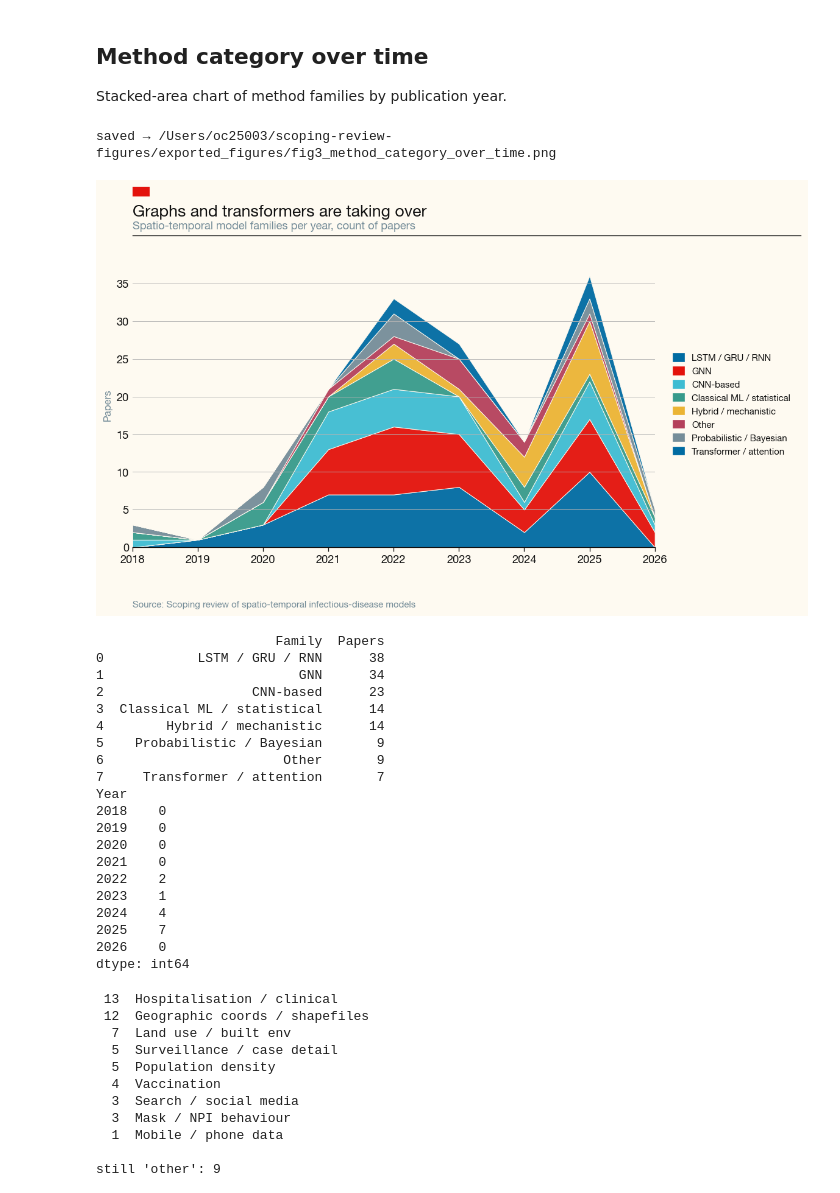
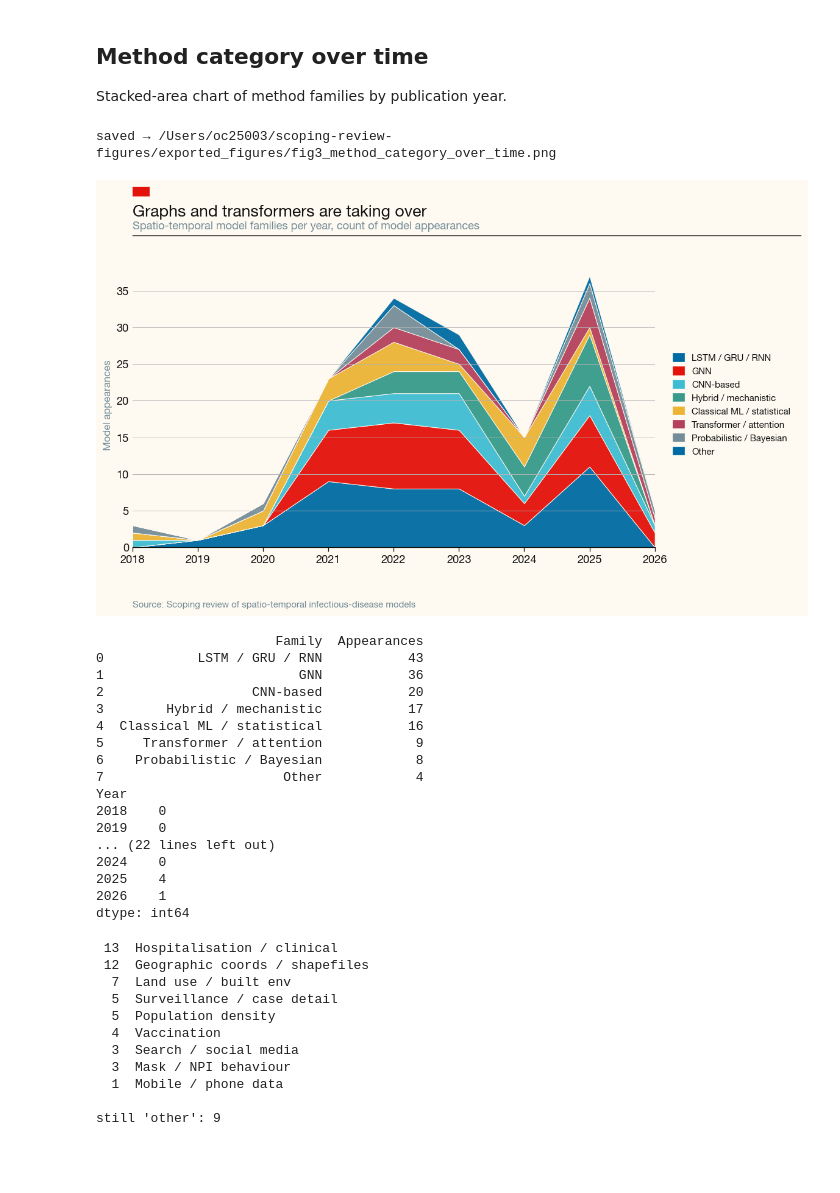
Before and after one commit to ai4ci/scoping-review-figures, a Jupyter notebook: review_analysis.ipynb, the cells around one changed output. Cells and saved outputs as stored; diff of their text form; code cells hidden in the pictures; blank space fills up the shorter version.

```diff
--- a/review_analysis.ipynb
+++ b/review_analysis.ipynb
@@ -223,8 +241,6 @@ saved → /Users/oc25003/scoping-review-figures/exported_figures/fig_countries.p
 ## Temporal and forecast characteristics
 
 The workbook does not contain latitude/longitude, so geographic coverage is shown with the existing country bar chart above. The cells below add four new views: temporal resolution, forecast horizon bands, method family versus explainability, and forecast horizon by method family.
-# %%
-df_time = prepare_time_features(df_main)
 # %% [markdown]
 ## Temporal resolution distribution
 
@@ -569,16 +480,16 @@ saved -> /Users/oc25003/scoping-review-figures/exported_figures/fig_forecast_hor
 ## Method category over time
 Stacked-area chart of method families by publication year.
 # %%
-
 METHOD_FAMILY_KEYWORDS = {
-    "Hybrid / mechanistic": ["hybrid", "sir", "seir", "compartment", "mechanistic", "physics informed", "pinn"],
+    "Hybrid / mechanistic": ["hybrid", "sir", "seir", "compartment", "mechanistic",
+                             "physics informed", "pinn", "ising"],
     "GNN": ["graph", "gnn", "gcn", "gat", "mpnn"],
     "Transformer / attention": ["transformer", "attention", "mamba", "state space", "peformer"],
     "LSTM / GRU / RNN": ["lstm", "gru", "rnn", "recurrent", "seq2seq", "sequence to sequence"],
-    "CNN-based": ["cnn", "convolution", "u-net", "encoder-decoder", "resnet"],
+    "CNN-based": ["cnn", "convolution", "u-net", "encoder-decoder", "resnet", "encoderdecodermodel"],
     "Probabilistic / Bayesian": ["bayesian", "gaussian process", "probabilistic", "inla"],
     "Classical ML / statistical": ["random forest", "xgboost", "gradient", "svm", "lasso", "glm",
-                                    "regression", "arima", "sarima", "naive bayes", "symbolic"],
+                                   "regression", "arima", "sarima", "naive bayes", "naïve bayes", "symbolic", "autoregressive chains"],
 }
 
 def method_families(raw):
@@ -590,17 +501,23 @@ def method_families(raw):
         hits = [h for h in hits if h != "Transformer / attention"]
     return hits or ["Other"]
 
-tev = df_temporal.copy()
-tev["Category"] = tev["Method"].apply(method_families)   # re-derive from free text, not stored Category
-tev = tev.explode("Category")
+ARCH_COL = "Core model (LSTM / GNN / Transformer / Hybrid)"
+
+tev = df_arch.dropna(subset=["year", ARCH_COL]).copy()
+tev["Year"] = tev["year"].astype(int)
+tev["Category"] = tev[ARCH_COL].apply(method_families)
+tev = tev.explode("Category")                              # one row per (paper, family) → totals can exceed 93
 tev["Category"] = tev["Category"].astype(str).str.strip()
 
 # Pivot: rows = year, cols = category, values = count
 pivot = (tev.groupby(["Year", "Category"]).size()
              .unstack(fill_value=0)
              .sort_index())
-# ensure continuous years
-pivot = pivot.reindex(range(pivot.index.min(), pivot.index.max() + 1), fill_value=0)
+
+# ensure continuous years (int() guards against float index)
+pivot = pivot.reindex(range(int(pivot.index.min()), int(pivot.index.max()) + 1),
+                      fill_value=0)
+
 # rank by total size so bigger categories sit at the bottom
 order = pivot.sum().sort_values(ascending=False).index.tolist()
 pivot = pivot[order]
@@ -609,58 +526,65 @@ cat_colors = [ECON[c] for c in ["navy", "red", "cyan", "teal", "gold", "plum", "
 cat_colors = (cat_colors * ((len(order) // len(cat_colors)) + 1))[:len(order)]
 
 fig = plt.figure(figsize=(10.5, 6))
 ax = fig.add_axes([0.08, 0.16, 0.68, 0.65])
 ax.stackplot(pivot.index, pivot.T.values, labels=pivot.columns,
              colors=cat_colors, edgecolor=ECON["paper"], linewidth=0.6, alpha=0.95)
-
 ax.set_xlim(pivot.index.min(), pivot.index.max())
 ax.set_xticks(pivot.index)
 ax.tick_params(axis="x", rotation=0)
-ax.set_ylabel("Papers", fontsize=10, color=ECON["grey"])
+ax.set_ylabel("Model appearances", fontsize=10, color=ECON["grey"])
 econ_axes(ax, grid_axis="y")
 
 # legend outside right
 handles = [Rectangle((0, 0), 1, 1, color=c) for c in cat_colors]
 ax.legend(handles, pivot.columns, loc="center left", bbox_to_anchor=(1.02, 0.5),
           fontsize=9, handlelength=1.2, handleheight=0.9, labelcolor=ECON["ink"])
 
 economist_frame(fig,
     title="Graphs and transformers are taking over",
-    subtitle="Spatio-temporal model families per year, count of papers")
+    subtitle="Spatio-temporal model families per year, count of model appearances")
 _out = FIG_DIR / "fig3_method_category_over_time.png"
 fig.savefig(_out)
 print(f"saved → {_out.resolve()}")
 plt.show()
 
-counts = tev["Category"].value_counts().rename_axis("Family").reset_index(name="Papers")
+counts = tev["Category"].value_counts().rename_axis("Family").reset_index(name="Appearances")
 print(counts)
 
 hybrid_by_year = (tev[tev["Category"] == "Hybrid / mechanistic"]
                   .groupby("Year").size()
-                  .reindex(range(tev["Year"].min(), tev["Year"].max() + 1), fill_value=0))
+                  .reindex(range(int(tev["Year"].min()), int(tev["Year"].max()) + 1), fill_value=0))
 print(hybrid_by_year)
+
+# Show the raw core-model strings that matched no family
+other = tev.loc[tev["Category"] == "Other", ARCH_COL]
+print(f"{len(other)} rows landed in 'Other'\n")
+print(other.value_counts(dropna=False).to_string())
+
+
+transformer_by_year = (tev[tev["Category"] == "Transformer / attention"]
+                  .groupby("Year").size()
+                  .reindex(range(int(tev["Year"].min()), int(tev["Year"].max()) + 1), fill_value=0))
+print(transformer_by_year)
 # %% [output]
 saved → /Users/oc25003/scoping-review-figures/exported_figures/fig3_method_category_over_time.png
-[figure, old version]
+[figure, new version]
-                       Family  Papers
-0            LSTM / GRU / RNN      38
-1                         GNN      34
-2                   CNN-based      23
-3  Classical ML / statistical      14
-4        Hybrid / mechanistic      14
-5    Probabilistic / Bayesian       9
-6                       Other       9
-7     Transformer / attention       7
+                       Family  Appearances
+0            LSTM / GRU / RNN           43
+1                         GNN           36
+2                   CNN-based           20
+3        Hybrid / mechanistic           17
+4  Classical ML / statistical           16
+5     Transformer / attention            9
+6    Probabilistic / Bayesian            8
+7                       Other            4
 Year
 2018    0
 2019    0
-2020    0
-2021    0
-2022    2
-2023    1
-2024    4
-2025    7
-2026    0
+... (22 lines left out)
+2024    0
+2025    4
+2026    1
 dtype: int64
 # %%
 import re
```
Also changed, not shown: parts of 11 cells of this notebook, 5 other files.
